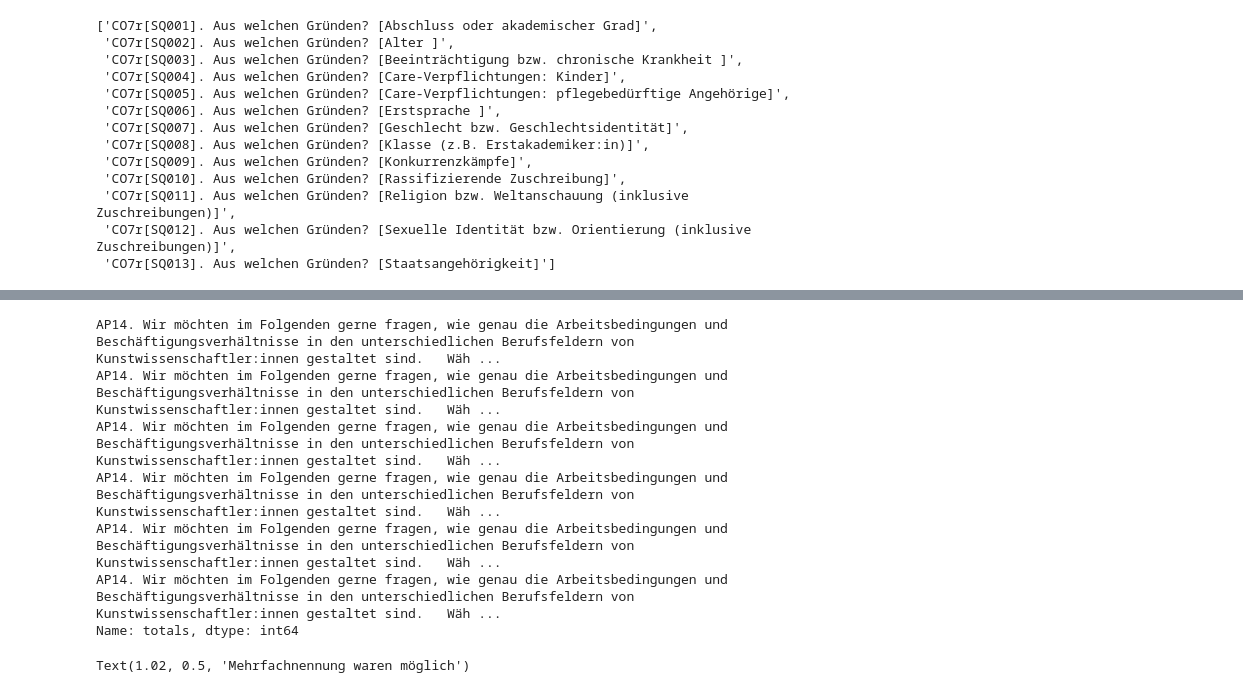
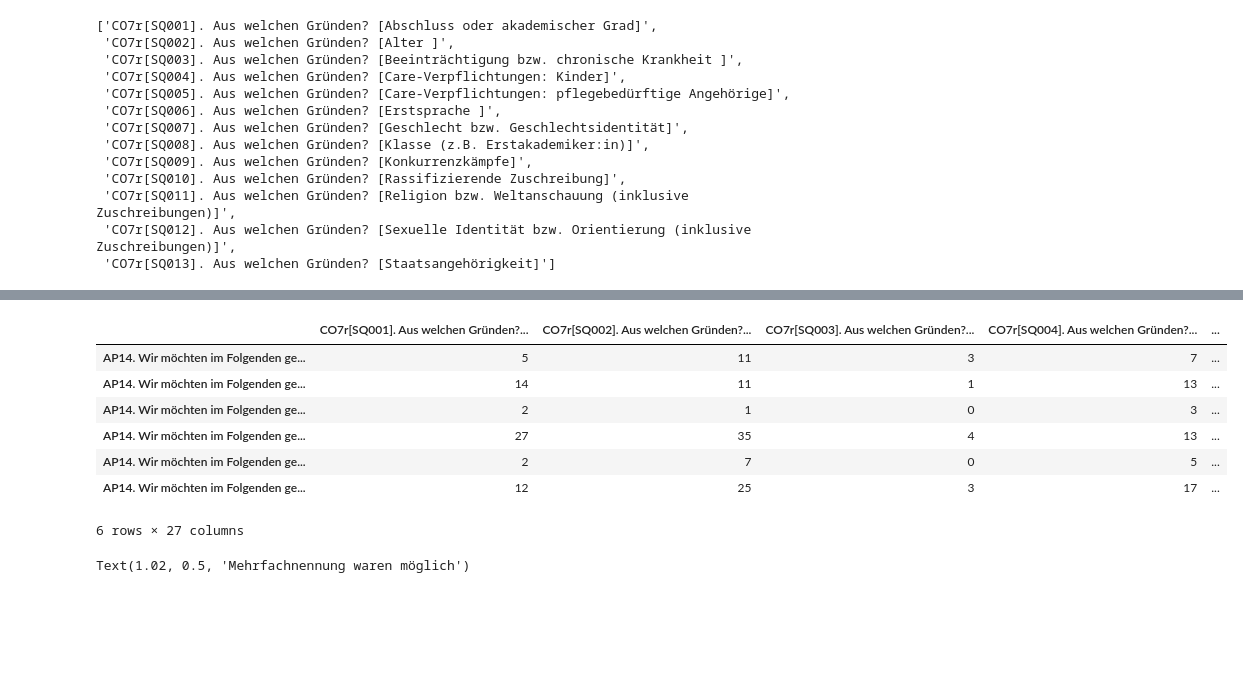
Before and after one commit to michaelgerloff/Survey_working_conditions_art_history, a Jupyter notebook: notebooks/02_Correlation_Analysis.ipynb, the cells around one changed output, grey strips where cells are left out. Saved outputs shown, nothing was run; the diff lists cells and outputs as text; code cells hidden in the pictures; blank space fills up the shorter version.

Commit message:
cross analysis function extended and new visualization

```diff
--- a/notebooks/02_Correlation_Analysis.ipynb
+++ b/notebooks/02_Correlation_Analysis.ipynb
@@ -643,10 +540,0 @@ dtype: float64
-# %%
-aggregated_df['totals']
-# %% [output]
-AP14. Wir möchten im Folgenden gerne fragen, wie genau die Arbeitsbedingungen und Beschäftigungsverhältnisse in den unterschiedlichen Berufsfeldern von Kunstwissenschaftler:innen gestaltet sind.   Wäh ...
-AP14. Wir möchten im Folgenden gerne fragen, wie genau die Arbeitsbedingungen und Beschäftigungsverhältnisse in den unterschiedlichen Berufsfeldern von Kunstwissenschaftler:innen gestaltet sind.   Wäh ...
-AP14. Wir möchten im Folgenden gerne fragen, wie genau die Arbeitsbedingungen und Beschäftigungsverhältnisse in den unterschiedlichen Berufsfeldern von Kunstwissenschaftler:innen gestaltet sind.   Wäh ...
-AP14. Wir möchten im Folgenden gerne fragen, wie genau die Arbeitsbedingungen und Beschäftigungsverhältnisse in den unterschiedlichen Berufsfeldern von Kunstwissenschaftler:innen gestaltet sind.   Wäh ...
-AP14. Wir möchten im Folgenden gerne fragen, wie genau die Arbeitsbedingungen und Beschäftigungsverhältnisse in den unterschiedlichen Berufsfeldern von Kunstwissenschaftler:innen gestaltet sind.   Wäh ...
-AP14. Wir möchten im Folgenden gerne fragen, wie genau die Arbeitsbedingungen und Beschäftigungsverhältnisse in den unterschiedlichen Berufsfeldern von Kunstwissenschaftler:innen gestaltet sind.   Wäh ...
-Name: totals, dtype: int64
@@ -658 +541,14 @@ aggregated_df = aggregated_df.rename(columns={'index':'Career'})
+# %%
+car_bul_types_df, car_bul_types_perc = cross_analysis_one_hot(ls_cols_career, ls_cols_bullying)
+# %%
+car_bul_types_df
+# %% [output]
+|  | CO7r[SQ001]. Aus welchen Gründen?... | CO7r[SQ002]. Aus welchen Gründen?... | CO7r[SQ003]. Aus welchen Gründen?... | CO7r[SQ004]. Aus welchen Gründen?... | ... |
+| AP14. Wir möchten im Folgenden ge... | 5 | 11 | 3 | 7 | ... |
+| AP14. Wir möchten im Folgenden ge... | 14 | 11 | 1 | 13 | ... |
+| AP14. Wir möchten im Folgenden ge... | 2 | 1 | 0 | 3 | ... |
+| AP14. Wir möchten im Folgenden ge... | 27 | 35 | 4 | 13 | ... |
+| AP14. Wir möchten im Folgenden ge... | 2 | 7 | 0 | 5 | ... |
+| AP14. Wir möchten im Folgenden ge... | 12 | 25 | 3 | 17 | ... |
+6 rows × 27 columns
 # %%
```
Also changed, not shown: parts of 20 cells of this notebook, 4 other files.
